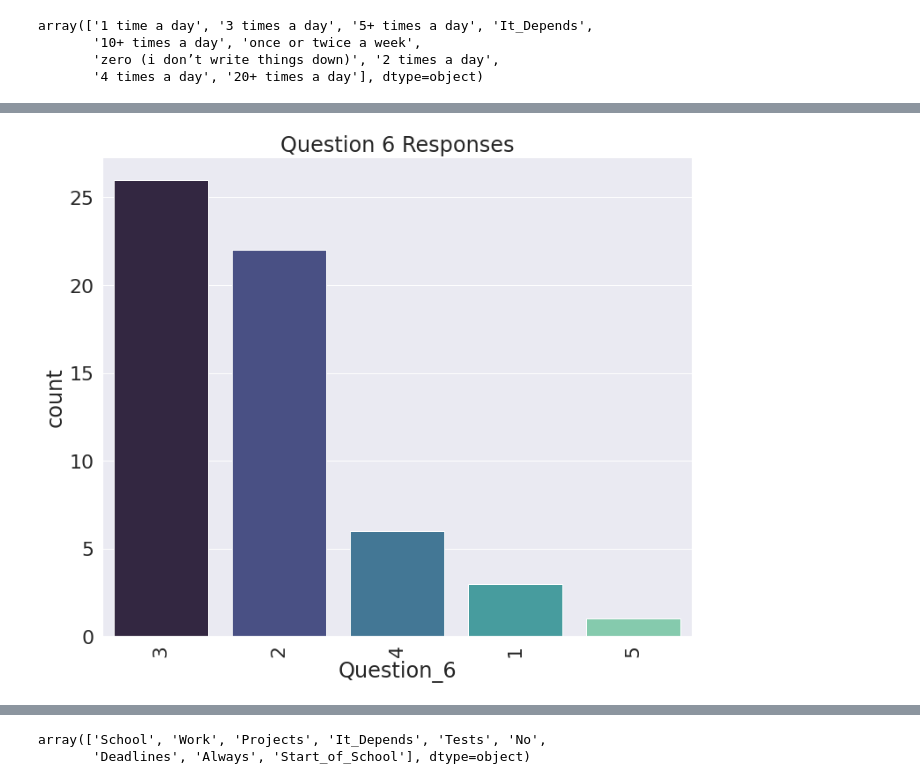
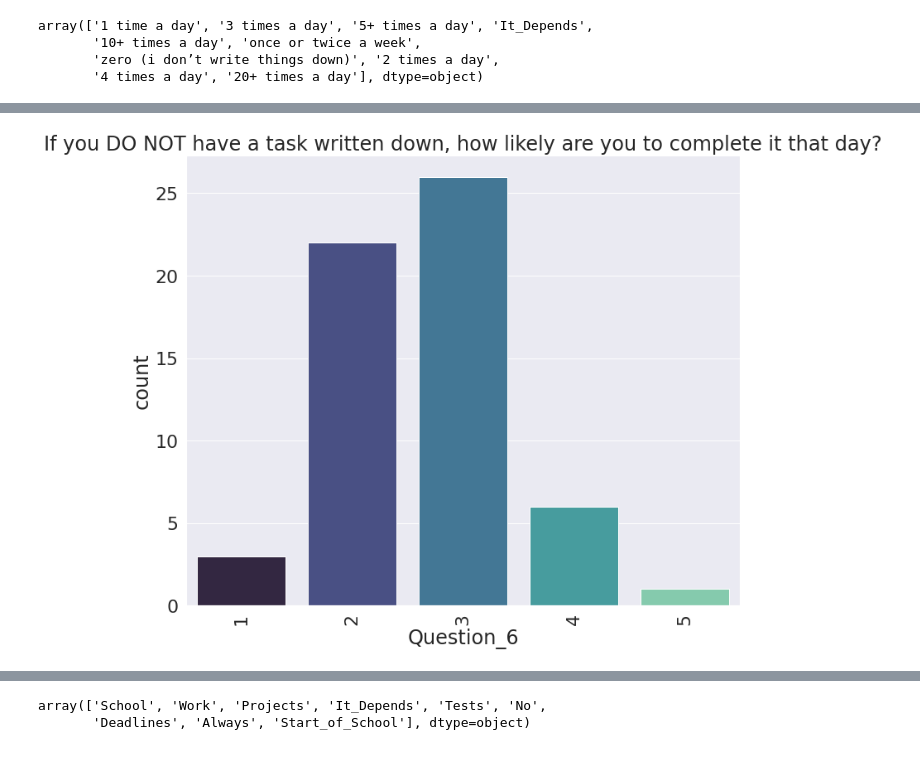
Before and after one commit to isa5805/COGS164Final, a Jupyter notebook: Untitled1.ipynb, the cells around one changed output, grey strips where cells are left out. Cells and saved outputs as stored; diff of their text form; code cells hidden in the pictures.

```diff
--- a/Untitled1.ipynb
+++ b/Untitled1.ipynb
@@ -300,11 +307,11 @@ df.rename(columns = {"If you DO NOT have a task written down, how likely are you
 # %%
 plt.figure(figsize = (12, 10))
 sns.set_style('darkgrid')
-sns.countplot(x = 'Question_6', data = df, palette = 'mako', order = df['Question_6'].value_counts().index).set(title='Question 6 Responses')
+sns.countplot(x = 'Question_6', data = df, palette = 'mako').set(title='If you DO NOT have a task written down, how likely are you to complete it that day?')
 plt.xticks(rotation=90)
 sns.set(font_scale=2)
 # %% [output]
-[figure, old version]
+[figure, new version]
 # %%
 df.rename(columns = {"How do you feel if you do not complete all your tasks for the day?":'Question_7'}, inplace = True)
 # %%
```
Also changed, not shown: parts of 49 cells of this notebook.
